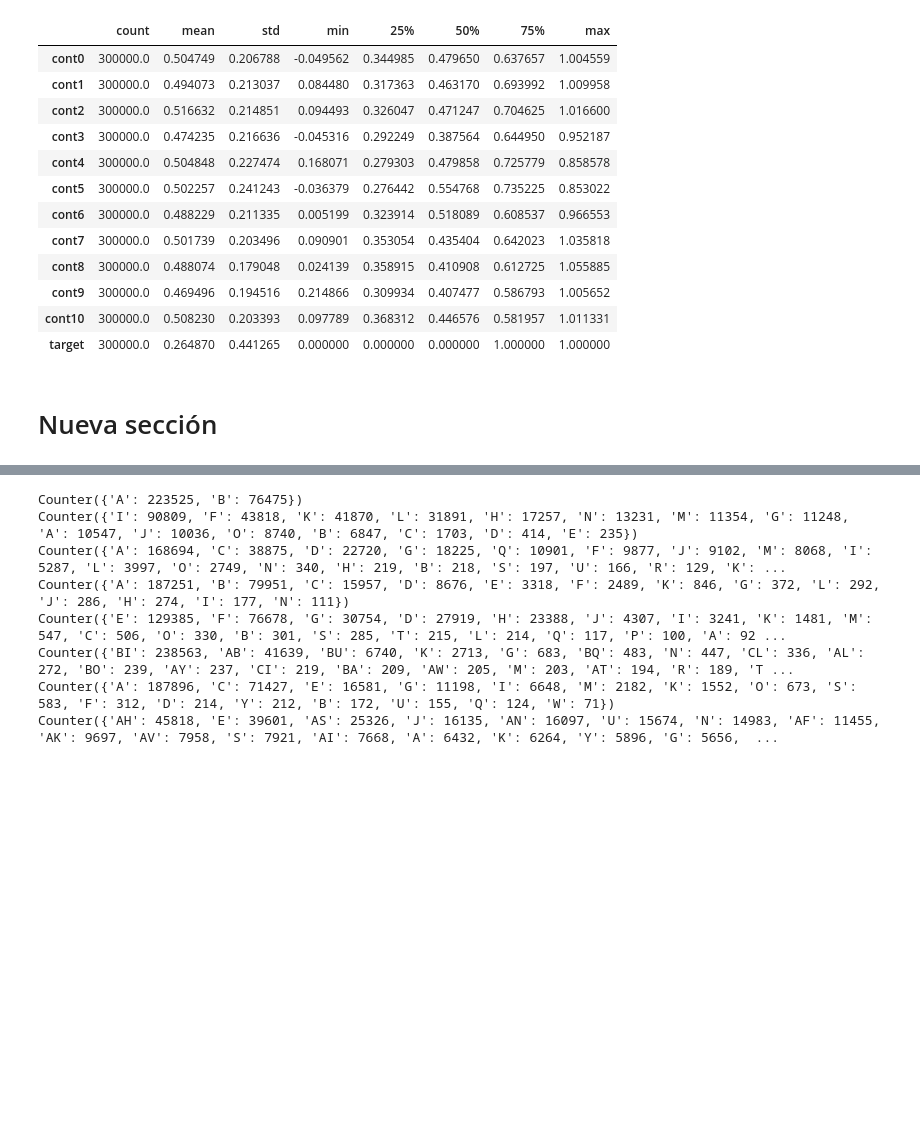
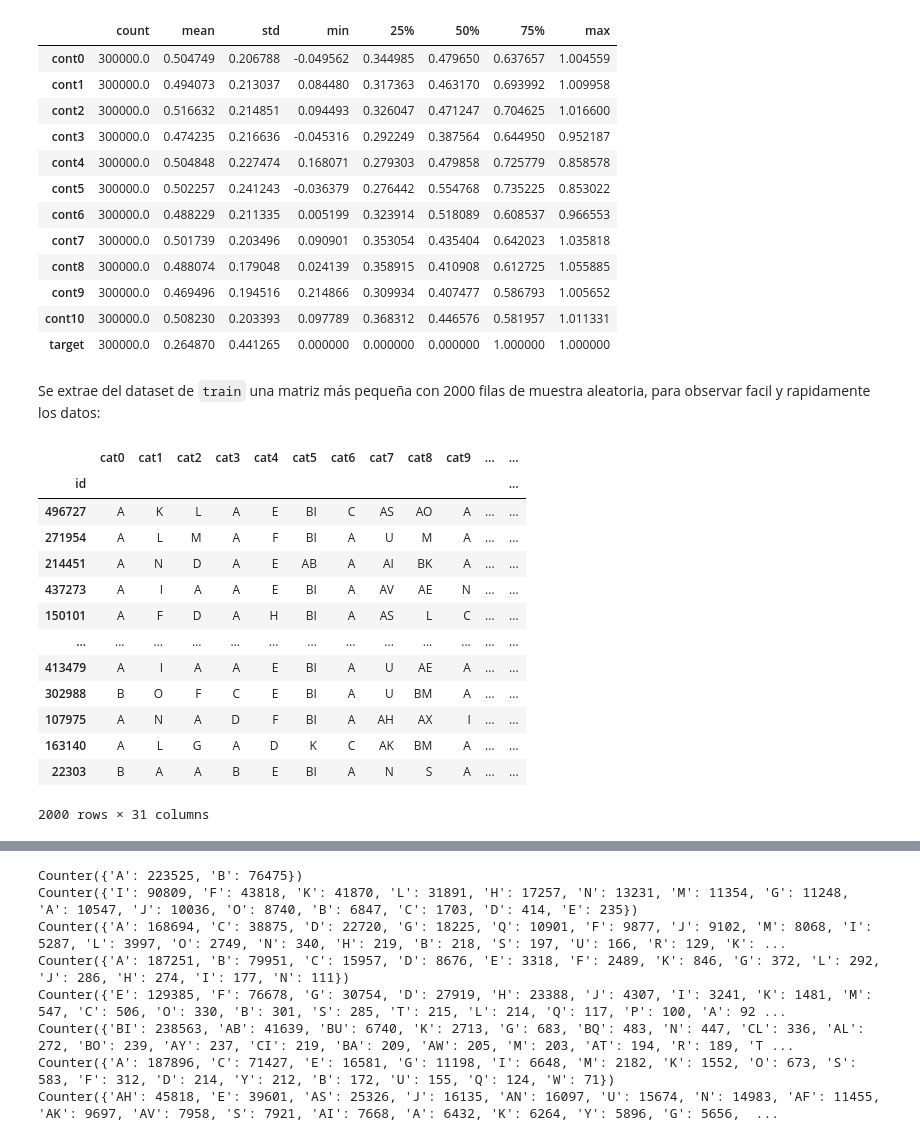
Before and after one commit to amorelo01/IA_UdeA_AndresZ, a Jupyter notebook: 01_Exploración_de_datos.ipynb, the cells around one changed output, grey strips where cells are left out. Saved outputs shown, nothing was run; the diff lists cells and outputs as text; code cells hidden in the pictures; blank space fills up the shorter version.

```diff
--- a/01_Exploración_de_datos.ipynb
+++ b/01_Exploración_de_datos.ipynb
@@ -192,2 +171,0 @@ cols = ['cat0', 'cat1', 'cat2', 'cat3', 'cat4', 'cat5', 'cat6', 'cat7', 'cat8',
-# %% [markdown]
-# Nueva sección
@@ -195,0 +172,20 @@ cols = ['cat0', 'cat1', 'cat2', 'cat3', 'cat4', 'cat5', 'cat6', 'cat7', 'cat8',
+# %% [markdown]
+Se extrae del dataset de `train` una matriz más pequeña con 2000 filas de muestra aleatoria, para observar facil y rapidamente los datos:
+# %%
+resum = train.sample(n=2000)
+resum
+# %% [output]
+|  | cat0 | cat1 | cat2 | cat3 | cat4 | cat5 | cat6 | cat7 | cat8 | cat9 | ... | ... |
+| id |  |  |  |  |  |  |  |  |  |  |  | ... |
+| 496727 | A | K | L | A | E | BI | C | AS | AO | A | ... | ... |
+| 271954 | A | L | M | A | F | BI | A | U | M | A | ... | ... |
+| 214451 | A | N | D | A | E | AB | A | AI | BK | A | ... | ... |
+| 437273 | A | I | A | A | E | BI | A | AV | AE | N | ... | ... |
+| 150101 | A | F | D | A | H | BI | A | AS | L | C | ... | ... |
+| ... | ... | ... | ... | ... | ... | ... | ... | ... | ... | ... | ... | ... |
+| 413479 | A | I | A | A | E | BI | A | U | AE | A | ... | ... |
+| 302988 | B | O | F | C | E | BI | A | U | BM | A | ... | ... |
+| 107975 | A | N | A | D | F | BI | A | AH | AX | I | ... | ... |
+| 163140 | A | L | G | A | D | K | C | AK | BM | A | ... | ... |
+| 22303 | B | A | A | B | E | BI | A | N | S | A | ... | ... |
+2000 rows × 31 columns
```
Also changed, not shown: parts of 28 cells of this notebook.
